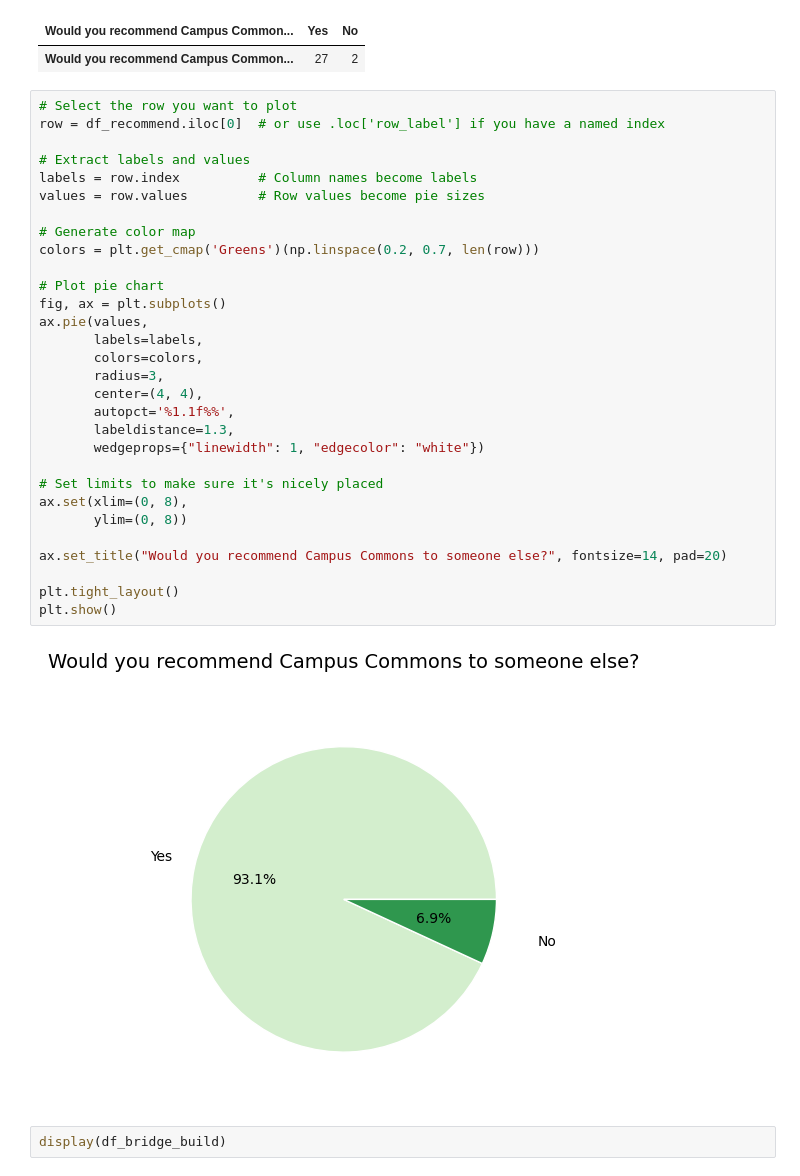
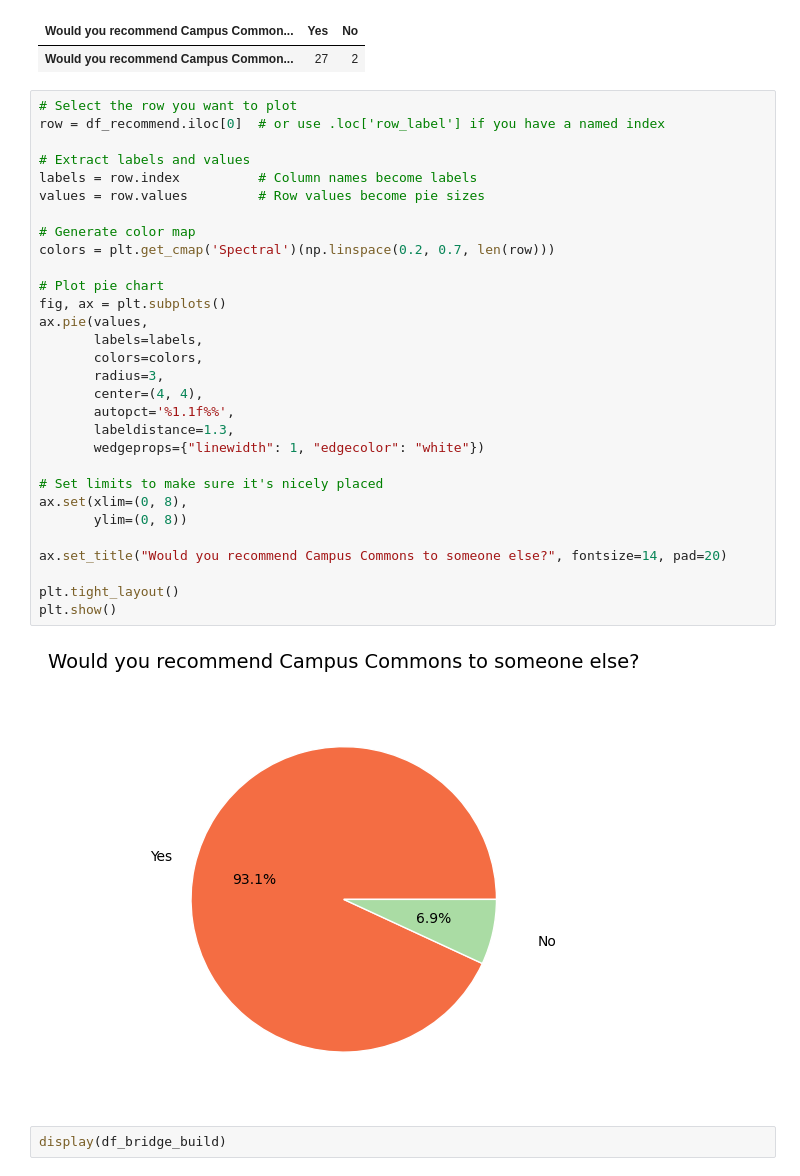
Before and after one commit to LDeYoung17/the-bronfman-fellowship, a Jupyter notebook: eda.ipynb, the cells around one changed output. Cells and saved outputs as stored; diff of their text form.

```diff
--- a/eda.ipynb
+++ b/eda.ipynb
@@ -520,35 +547,35 @@ display(df_recommend)
 # %%
 # Select the row you want to plot
 row = df_recommend.iloc[0]  # or use .loc['row_label'] if you have a named index
 
 # Extract labels and values
 labels = row.index          # Column names become labels
 values = row.values         # Row values become pie sizes
 
 # Generate color map
-colors = plt.get_cmap('Greens')(np.linspace(0.2, 0.7, len(row)))
+colors = plt.get_cmap('Spectral')(np.linspace(0.2, 0.7, len(row)))
 
 # Plot pie chart
 fig, ax = plt.subplots()
 ax.pie(values,
        labels=labels,
        colors=colors,
        radius=3,
        center=(4, 4),
        autopct='%1.1f%%',
        labeldistance=1.3,
        wedgeprops={"linewidth": 1, "edgecolor": "white"})
 
 # Set limits to make sure it's nicely placed
 ax.set(xlim=(0, 8),
        ylim=(0, 8))
 
 ax.set_title("Would you recommend Campus Commons to someone else?", fontsize=14, pad=20)
 
 plt.tight_layout()
 plt.show()
 # %% [output]
-[figure, old version]
+[figure, new version]
 # %%
 display(df_bridge_build)
 # %% [output]
```
Also changed, not shown: parts of 8 cells of this notebook.
